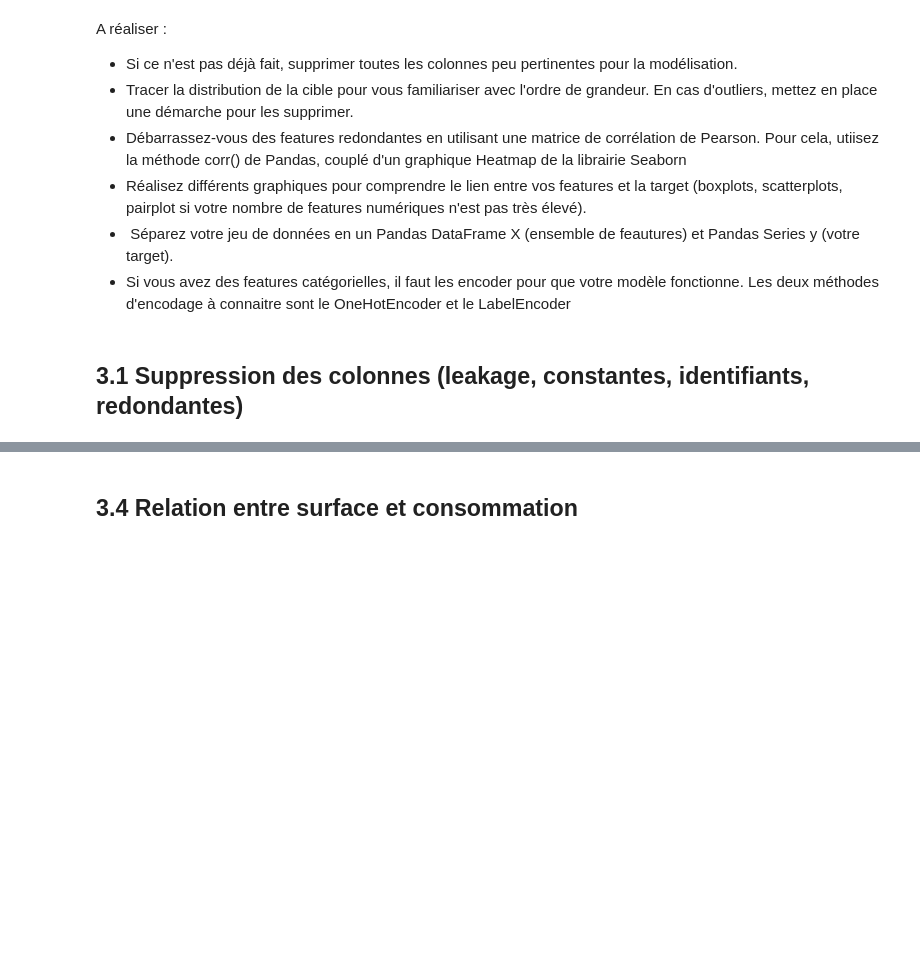
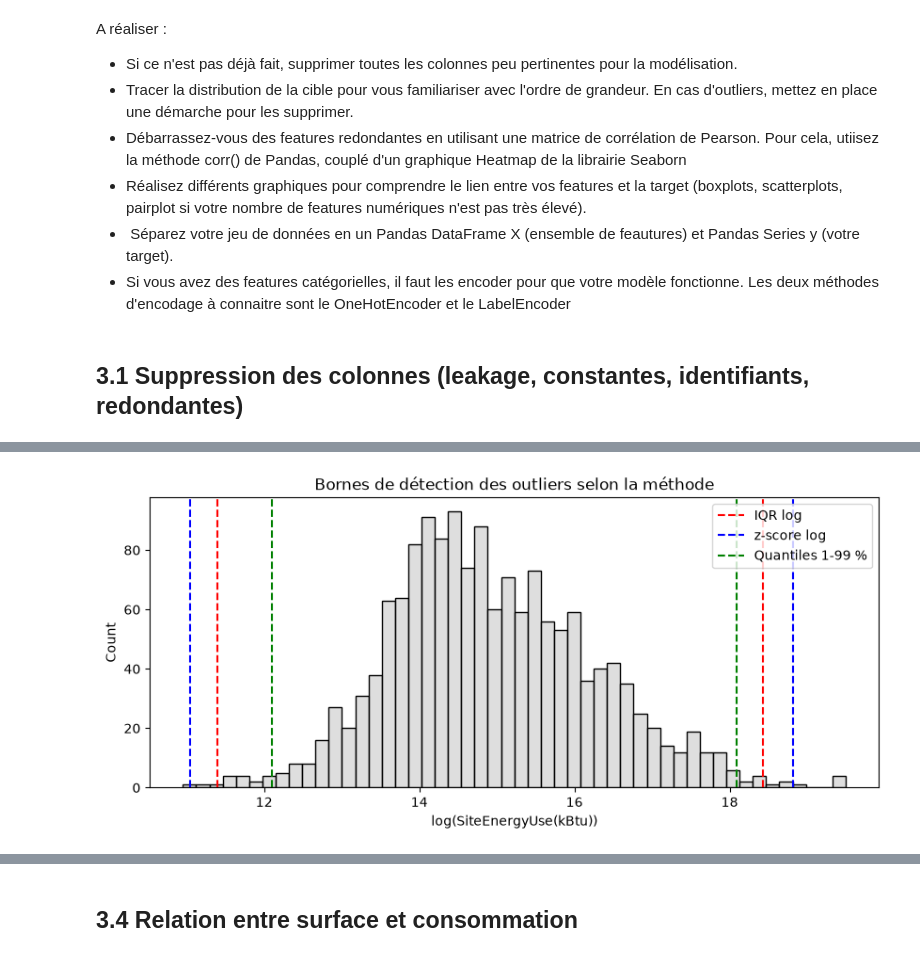
Before and after one commit to youdontknowmu/Projet3, a Jupyter notebook: P3_template_modelistation_supervisee_data_scientist.ipynb, the cells around one changed output, grey strips where cells are left out. Cells and saved outputs as stored; diff of their text form; code cells hidden in the pictures; blank space fills up the shorter version.

```diff
--- a/P3_template_modelistation_supervisee_data_scientist.ipynb
+++ b/P3_template_modelistation_supervisee_data_scientist.ipynb
@@ -1174,0 +1277,22 @@ Lignes supprimées : 12
+# %%
+"""Où chaque méthode coupe-t-elle la distribution ?"""
+# Assistance Claude
+# IQR brut absent : sa borne basse est négative, impossible à placer en log (cf. tableau)
+plt.figure(figsize=(10, 4))
+sns.histplot(log_target, bins=50, color="lightgray")
+
+# Une couleur par méthode, ligne verticale à chaque borne
+for (bas, haut), couleur, nom in [
+    ((borne_basse_log, borne_haute_log), "red", "IQR log"),
+    ((borne_basse_z, borne_haute_z), "blue", "z-score log"),
+    ((np.log(borne_basse_q), np.log(borne_haute_q)), "green", "Quantiles 1-99 %"),
+]:
+    plt.axvline(bas, color=couleur, linestyle="--", label=nom)
+    plt.axvline(haut, color=couleur, linestyle="--")
+
+plt.xlabel(f"log({target})")
+plt.title("Bornes de détection des outliers selon la méthode")
+plt.legend()
+plt.show()
+# %% [output]
+[figure, added]
```
Also changed, not shown: parts of 100 cells of this notebook.
